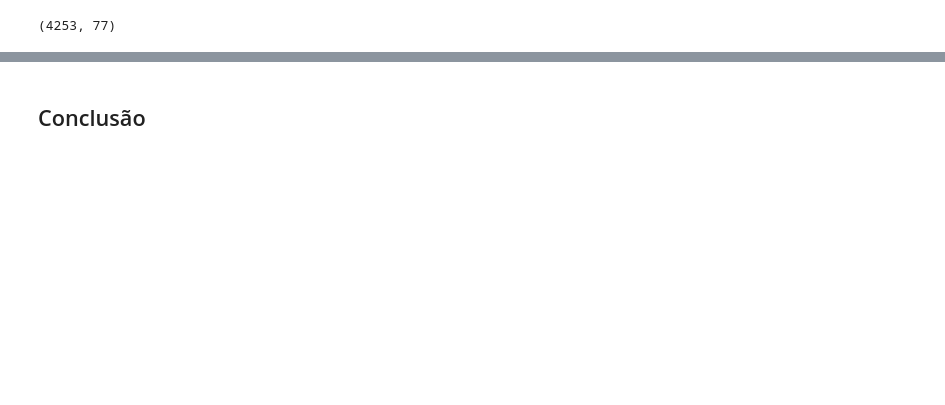
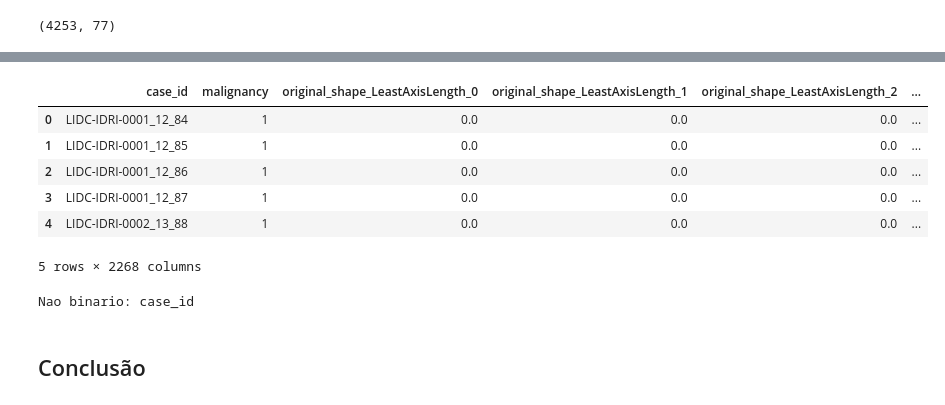
Before and after one commit to joaobaptista30/Lab_IACD_Project_1, a Jupyter notebook: data_cleaning.ipynb, the cells around one changed output, grey strips where cells are left out. Drawn from its saved outputs; the diff is of its cells as text; code cells hidden in the pictures; blank space fills up the shorter version.

```diff
--- a/data_cleaning.ipynb
+++ b/data_cleaning.ipynb
@@ -146,3 +220,20 @@ final_df.shape
+# %%
+# df final apos bins e one-hot encode
+final_df_encoded.head()
+# %% [output]
+|  | case_id | malignancy | original_shape_LeastAxisLength_0 | original_shape_LeastAxisLength_1 | original_shape_LeastAxisLength_2 | ... |
+| 0 | LIDC-IDRI-0001_12_84 | 1 | 0.0 | 0.0 | 0.0 | ... |
+| 1 | LIDC-IDRI-0001_12_85 | 1 | 0.0 | 0.0 | 0.0 | ... |
+| 2 | LIDC-IDRI-0001_12_86 | 1 | 0.0 | 0.0 | 0.0 | ... |
+| 3 | LIDC-IDRI-0001_12_87 | 1 | 0.0 | 0.0 | 0.0 | ... |
+| 4 | LIDC-IDRI-0002_13_88 | 1 | 0.0 | 0.0 | 0.0 | ... |
+5 rows × 2268 columns
+# %%
+for col in final_df_encoded.columns:
+    if len(final_df_encoded[col].unique()) != 2: # true apenas para atributos nao binarios (esperado apenas case_id)
+        print(f'Nao binario: {col}')
+# %% [output]
+Nao binario: case_id
 # %% [markdown]
 ## Conclusão
 # %%
```
Also changed, not shown: parts of 12 cells of this notebook, 2 other files.
